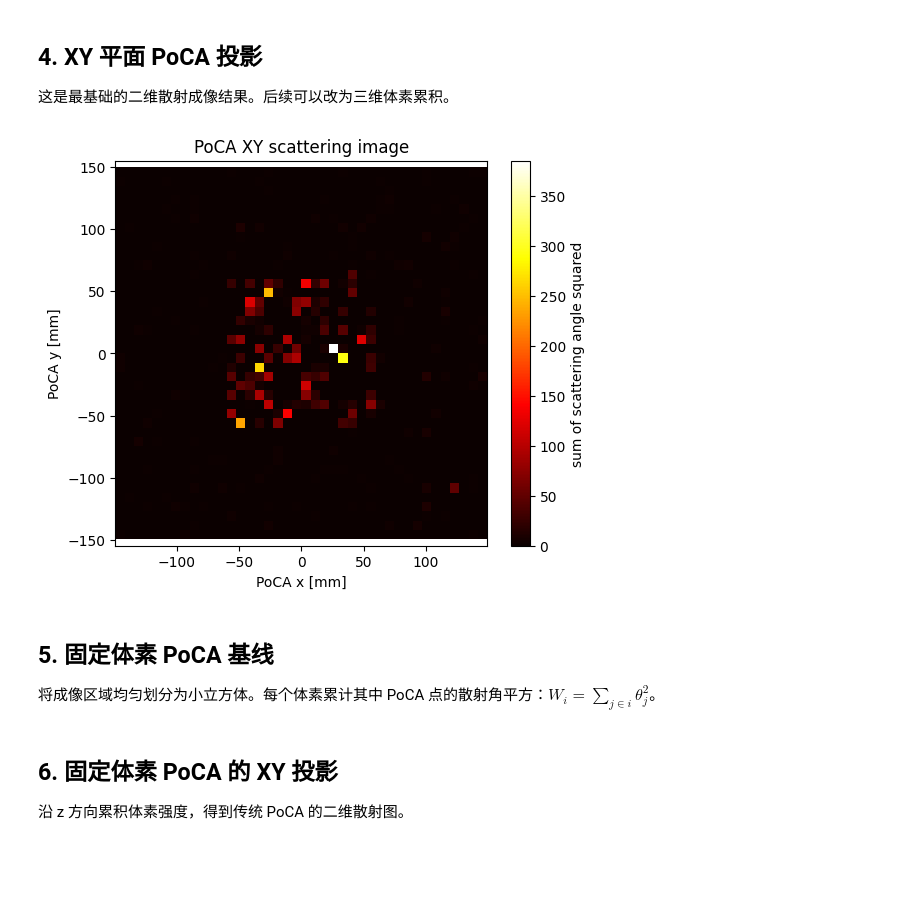
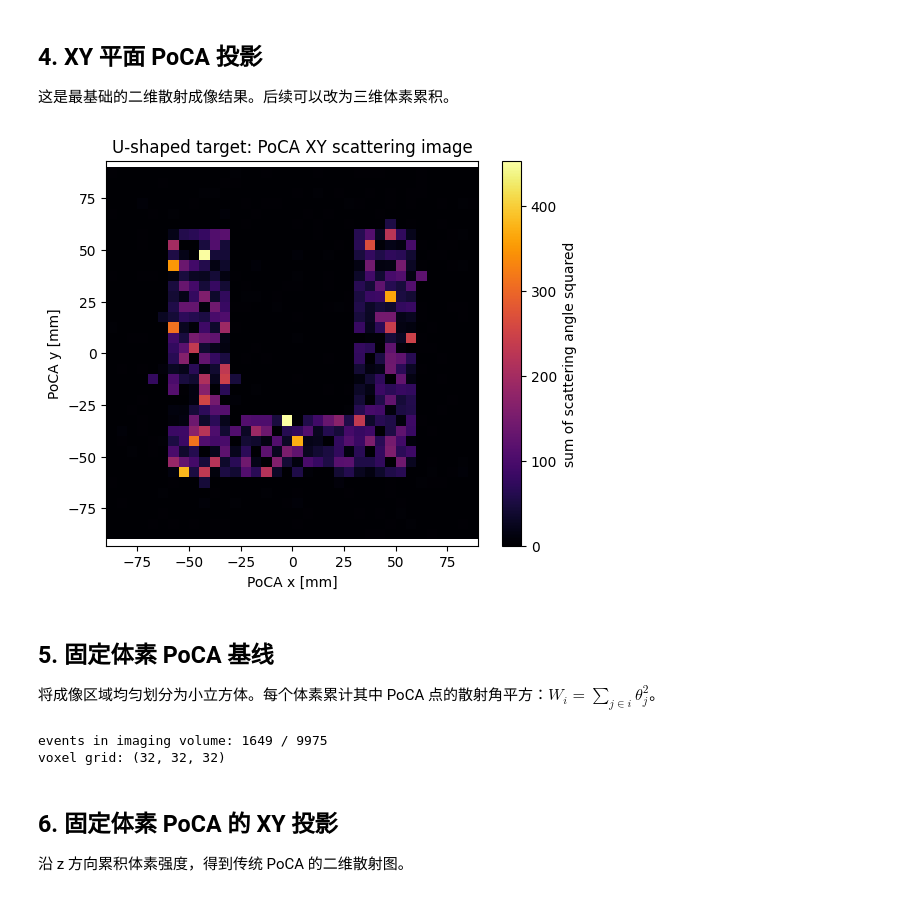
Before and after one commit to Xuyysy/muon-imaging-reconstruction, a Jupyter notebook: muon_analysis/analysis.ipynb, the cells around one changed output. Drawn from its saved outputs; the diff is of its cells as text; code cells hidden in the pictures; blank space fills up the shorter version.

Commit message:
feat: add U-shaped target and focused PoCA visualization

```diff
--- a/muon_analysis/analysis.ipynb
+++ b/muon_analysis/analysis.ipynb
@@ -73,19 +73,27 @@ plt.show()
 ## 4. XY 平面 PoCA 投影
 这是最基础的二维散射成像结果。后续可以改为三维体素累积。
 # %%
+# The detector-hit plots above are expected to be nearly uniform.
+# This focused PoCA projection reveals the U-shaped target itself.
+target_limit = 90  # mm; the U-shaped aluminium target spans about ±60 mm
+u_events = df[(df["poca_x_mm"].abs() <= target_limit) &
+              (df["poca_y_mm"].abs() <= target_limit) &
+              (df["poca_z_mm"].abs() <= 100)]
 plt.figure(figsize=(6, 5))
-plt.hist2d(df["poca_x_mm"], df["poca_y_mm"], bins=40, weights=df["theta_mrad"]**2, cmap="hot")
+plt.hist2d(u_events["poca_x_mm"], u_events["poca_y_mm"], bins=36,
+           range=[[-target_limit, target_limit], [-target_limit, target_limit]],
+           weights=u_events["theta_mrad"]**2, cmap="inferno")
 plt.colorbar(label="sum of scattering angle squared")
 plt.xlabel("PoCA x [mm]"); plt.ylabel("PoCA y [mm]")
-plt.title("PoCA XY scattering image")
+plt.title("U-shaped target: PoCA XY scattering image")
 plt.axis("equal"); plt.show()
 # %% [output]
-[figure, old version]
+[figure, new version]
 # %% [markdown]
 ## 5. 固定体素 PoCA 基线
 将成像区域均匀划分为小立方体。每个体素累计其中 PoCA 点的散射角平方：$W_i = \sum_{j \in i} \theta_j^2$。
 # %%
-def voxelize_poca(data, bins=30, xy_limit=150, z_limit=100):
+def voxelize_poca(data, bins=32, xy_limit=90, z_limit=100):
     """Return fixed-voxel PoCA intensity and its bin edges. Units are mm and mrad.
     Events outside the imaging volume are excluded.
     """
@@ -105,6 +113,9 @@ def voxelize_poca(data, bins=30, xy_limit=150, z_limit=100):
 voxel_volume, voxel_edges, valid_events = voxelize_poca(df)
 print(f"events in imaging volume: {len(valid_events)} / {len(df)}")
 print("voxel grid:", voxel_volume.shape)
+# %% [output]
+events in imaging volume: 1649 / 9975
+voxel grid: (32, 32, 32)
 # %% [markdown]
 ## 6. 固定体素 PoCA 的 XY 投影
 沿 z 方向累积体素强度，得到传统 PoCA 的二维散射图。
```
Also changed, not shown: parts of 6 cells of this notebook, 3 other files.
